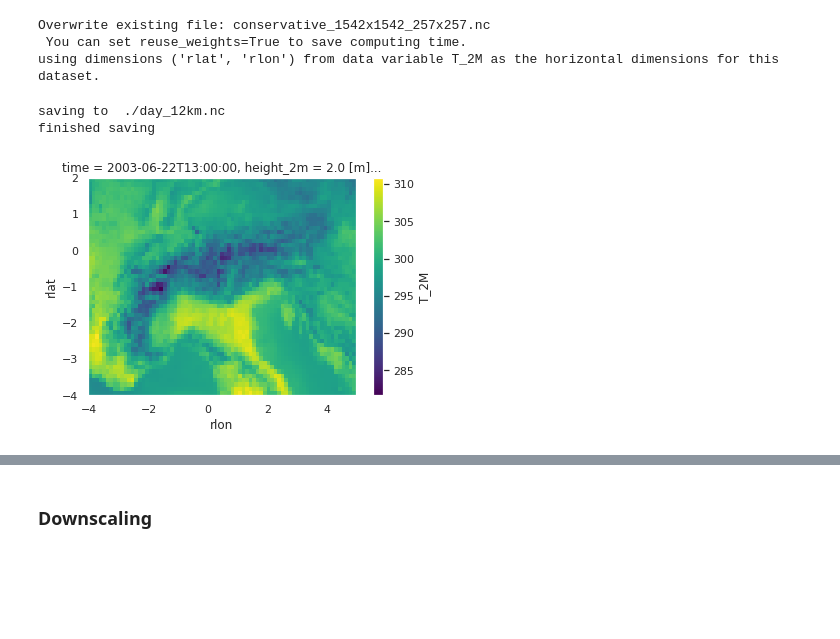
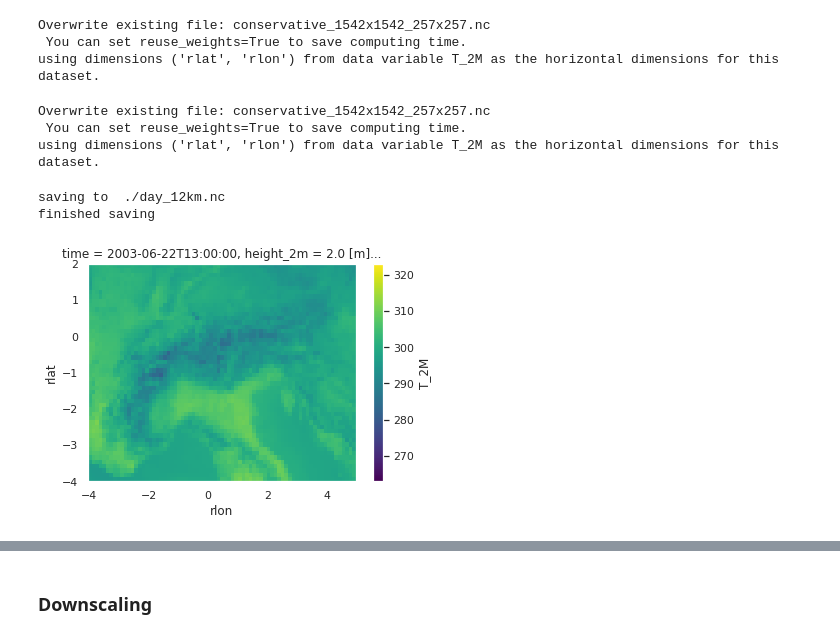
Before and after one commit to LeoMicollet/Downscaling_CM, a Jupyter notebook: dev/Metrics.ipynb, the cells around one changed output, grey strips where cells are left out. Saved outputs shown, nothing was run; the diff lists cells and outputs as text; code cells hidden in the pictures; blank space fills up the shorter version.

```diff
--- a/dev/Metrics.ipynb
+++ b/dev/Metrics.ipynb
@@ -105,10 +171,16 @@ ups_ds = rescaling.upscale(day_2km, ingrid, outgrid)
 Overwrite existing file: conservative_1542x1542_257x257.nc
  You can set reuse_weights=True to save computing time.
 using dimensions ('rlat', 'rlon') from data variable T_2M as the horizontal dimensions for this dataset.
+# %%
+ups_ds_f = rescaling.upscale(future_day_2km, ingrid, outgrid)
+# %% [output]
+Overwrite existing file: conservative_1542x1542_257x257.nc
+ You can set reuse_weights=True to save computing time.
+using dimensions ('rlat', 'rlon') from data variable T_2M as the horizontal dimensions for this dataset.
 # %%
-ups_ds.T_2M.sel(rlon=slice(*lon_bnd), rlat=slice(*lat_bnd)).isel(time = 13).plot()
+ups_ds.T_2M.sel(rlon=slice(*lon_bnd), rlat=slice(*lat_bnd)).isel(time = 13).plot(vmin = 263, vmax = 323)
 dataset.save_dataset(ups_ds, 'day_12km')
 # %% [output]
 saving to  ./day_12km.nc
 finished saving
-[figure, old version]
+[figure, new version]
```
Also changed, not shown: parts of 31 cells of this notebook, 1 other file.
